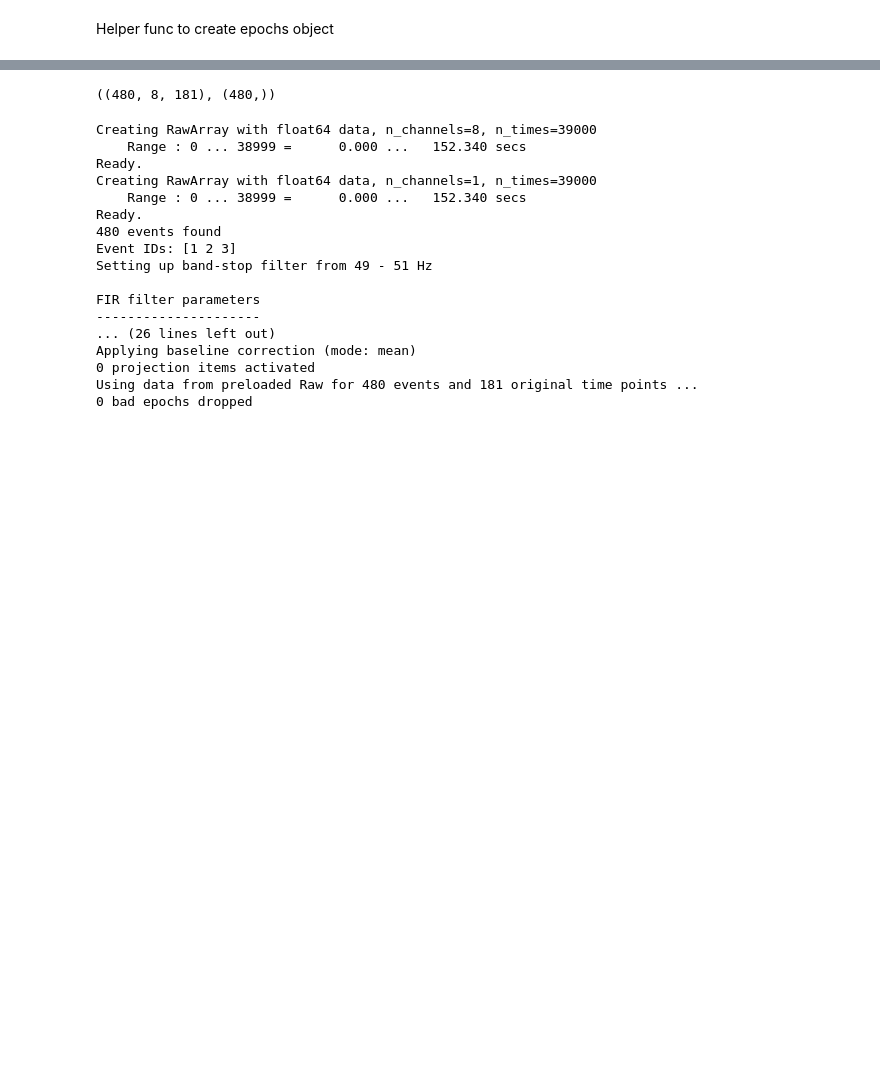
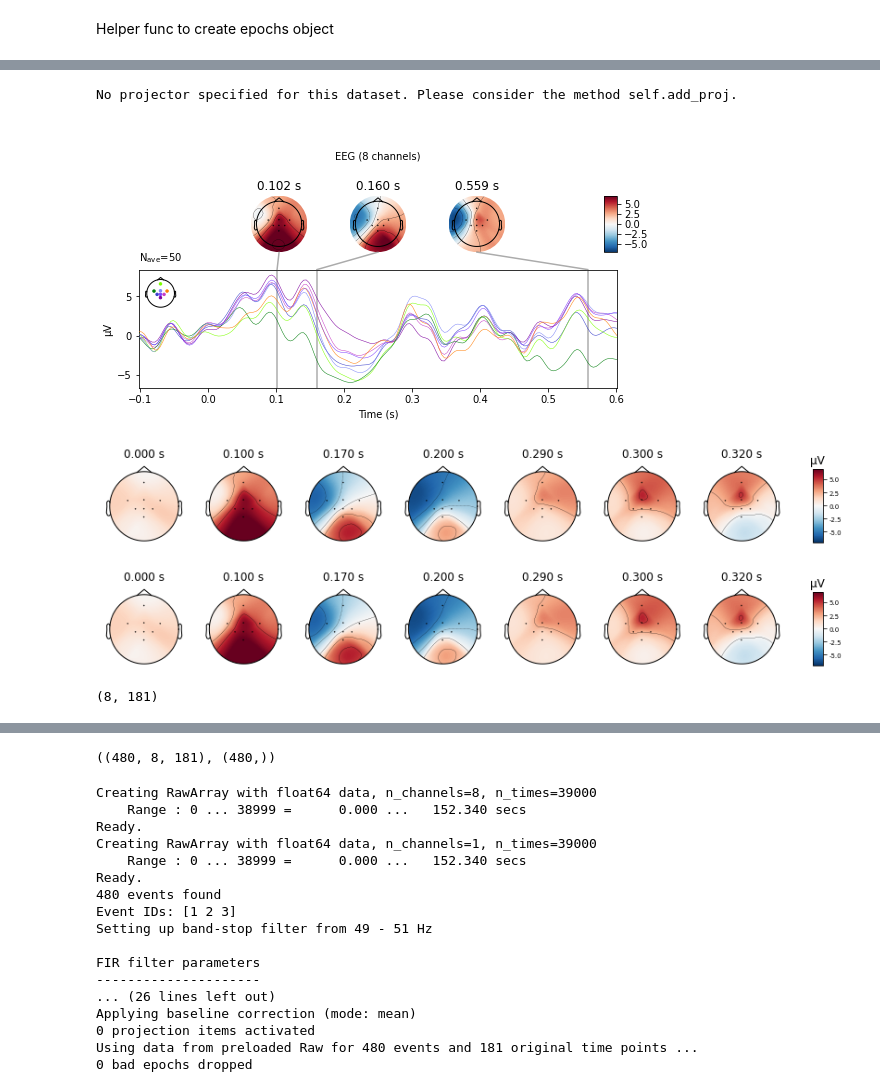
Before and after one commit to Igor-ID/g.tec-BR41N.IO-Hackathon-Unresponsive-Wakefullness-Syndrom, a Jupyter notebook: gtec_hackathon_uws_p300.ipynb, the cells around one changed output, grey strips where cells are left out. Saved outputs shown, nothing was run; the diff lists cells and outputs as text; code cells hidden in the pictures; blank space fills up the shorter version.

```diff
--- a/gtec_hackathon_uws_p300.ipynb
+++ b/gtec_hackathon_uws_p300.ipynb
@@ -115,0 +154,14 @@ Using data from preloaded Raw for 480 events and 181 original time points ...
+# %%
+evoked.plot_joint(picks='eeg')
+evoked.plot_topomap(times=[0., 0.1, 0.17, 0.2, 0.29, 0.3, 0.32], ch_type='eeg')
+# %% [output]
+No projector specified for this dataset. Please consider the method self.add_proj.
+[figure, added]
+[figure, added]
+[figure, added]
+# %%
+X_average = evoked.get_data()  # features
+# y = evoked.events[:, -1]  # labels
+X_average.shape
+# %% [output]
+(8, 181)
```
Also changed, not shown: parts of 9 cells of this notebook.
